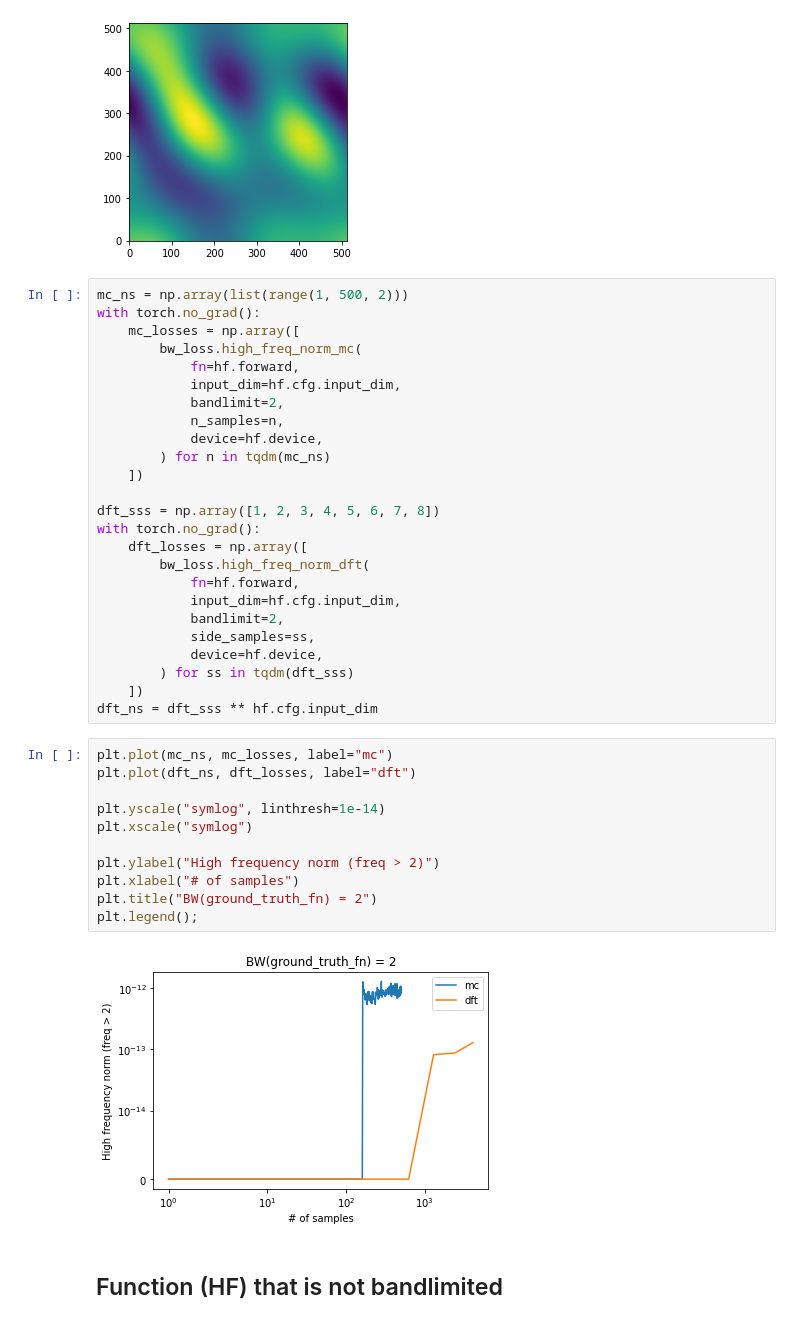
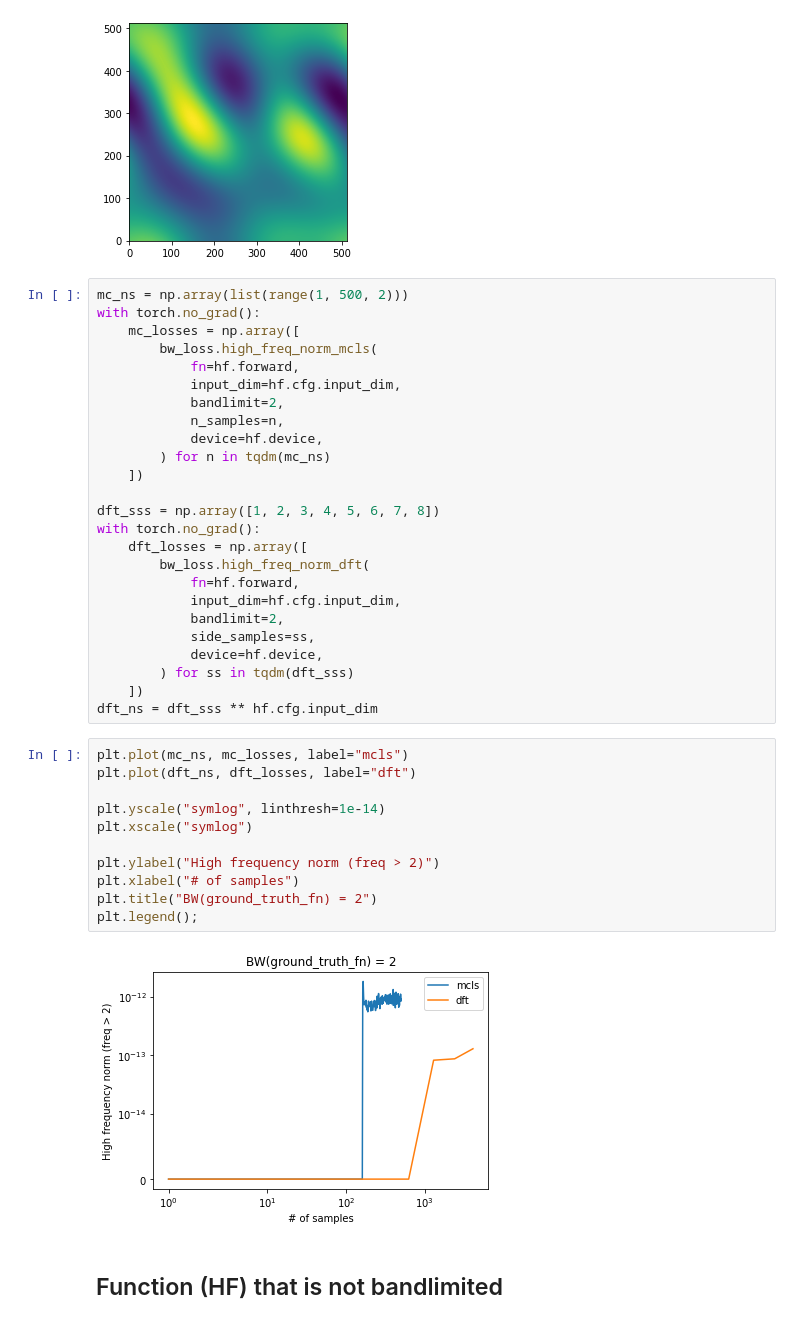
Before and after one commit to ed1d1a8d/scaling, a Jupyter notebook: notebooks/bw-loss-analysis-v1.ipynb, the cells around one changed output. Saved outputs shown, nothing was run; the diff lists cells and outputs as text.

```diff
--- a/notebooks/bw-loss-analysis-v1.ipynb
+++ b/notebooks/bw-loss-analysis-v1.ipynb
@@ -57,7 +57,7 @@ hf.viz_2d(side_samples=512, pad=(1,1), value=0.9)
 mc_ns = np.array(list(range(1, 500, 2)))
 with torch.no_grad():
     mc_losses = np.array([
-        bw_loss.high_freq_norm_mc(
+        bw_loss.high_freq_norm_mcls(
             fn=hf.forward,
             input_dim=hf.cfg.input_dim,
             bandlimit=2,
@@ -79,18 +79,18 @@ with torch.no_grad():
     ])
 dft_ns = dft_sss ** hf.cfg.input_dim
 # %%
-plt.plot(mc_ns, mc_losses, label="mc")
+plt.plot(mc_ns, mc_losses, label="mcls")
 plt.plot(dft_ns, dft_losses, label="dft")
 
 plt.yscale("symlog", linthresh=1e-14)
 plt.xscale("symlog")
 
 plt.ylabel("High frequency norm (freq > 2)")
 plt.xlabel("# of samples")
 plt.title("BW(ground_truth_fn) = 2")
 plt.legend();
 # %% [output]
-[figure, old version]
+[figure, new version]
 # %% [markdown]
 ## Function (HF) that is not bandlimited
 # %%
```
Also changed, not shown: parts of 7 cells of this notebook, 6 other files.
